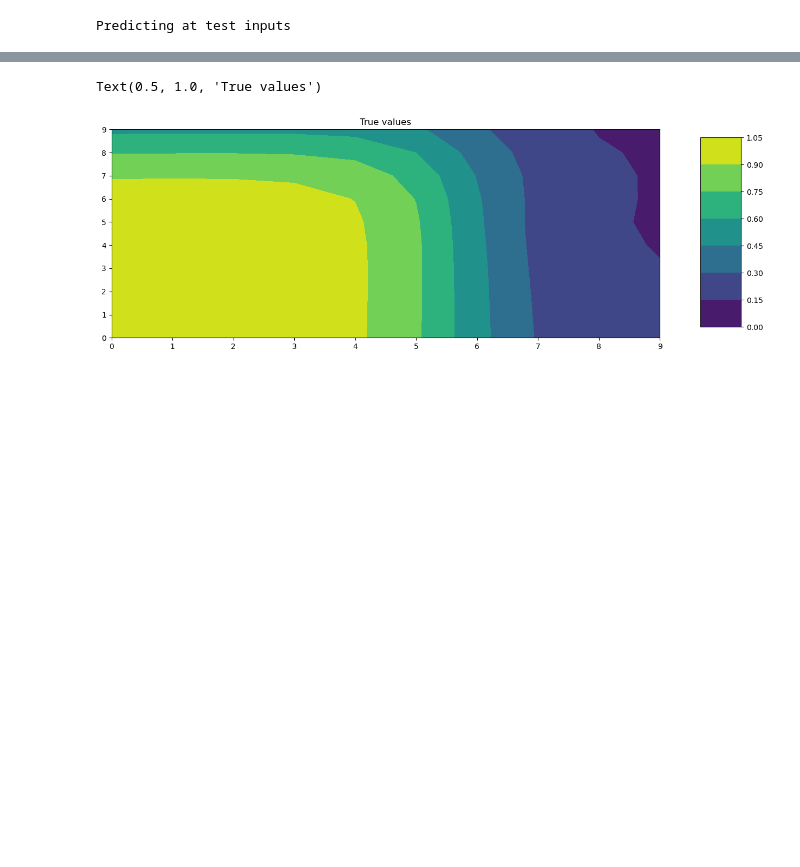
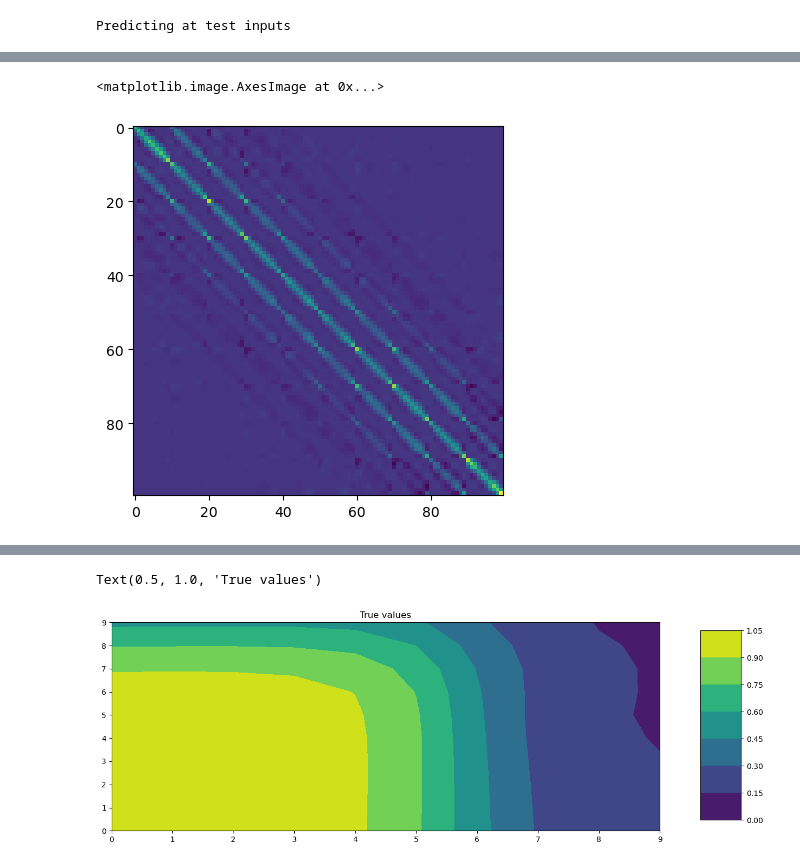
Before and after one commit to ltronneb/pimogp, a Jupyter notebook: notebooks/Optimising_Optimisation.ipynb, the cells around one changed output, grey strips where cells are left out. Cells and saved outputs as stored; diff of their text form; code cells hidden in the pictures; blank space fills up the shorter version.

```diff
--- a/notebooks/Optimising_Optimisation.ipynb
+++ b/notebooks/Optimising_Optimisation.ipynb
@@ -446,0 +422,7 @@ tensor([ 0.9909,  0.9922,  0.9875,  1.0132,  1.0297,  0.9325,  0.6659,  0.3192,
+# %%
+predictions = (model(X_train[0:100,:], task_indices=train_indices[0:100]))
+# %%
+plt.imshow(predictions.covariance_matrix.detach())
+# %% [output]
+<matplotlib.image.AxesImage at 0x...>
+[figure, added]
```
Also changed, not shown: parts of 29 cells of this notebook, 1 other file.
